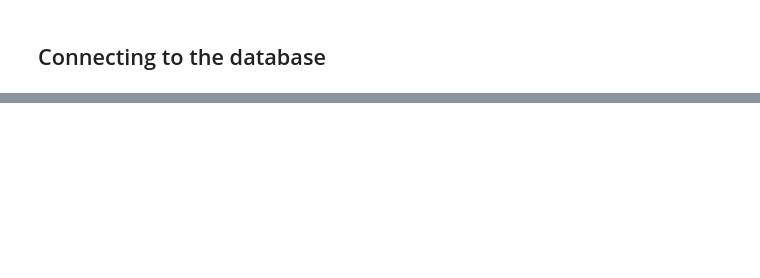
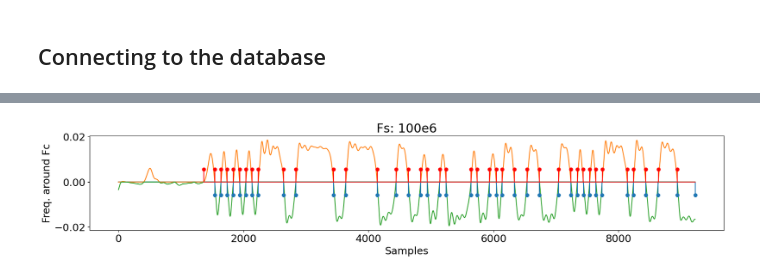
Before and after one commit to mkashani-phd/BLEWBAN_Dataset, a Jupyter notebook: Examples/Bayesian_neural_network.ipynb, the cells around one changed output, grey strips where cells are left out. Cells and saved outputs as stored; diff of their text form; code cells hidden in the pictures; blank space fills up the shorter version.

Commit message:
added the bitFinder

```diff
--- a/Examples/Bayesian_neural_network.ipynb
+++ b/Examples/Bayesian_neural_network.ipynb
@@ -101,0 +59,84 @@ X.head()
+# %%
+iq = IQ.IQ(Fc=2439810000,Fs=100e6)
+plt.rcParams.update({'font.size': 18})
+
+from itertools import groupby
+from operator import itemgetter
+class bitFinder:
+
+    def keepPositive(self, samples):
+        sam = samples.copy()
+        sam[sam<0] = 0
+        return sam
+    def keepNegative(self, samples):
+        sam = samples.copy()
+        sam[sam>0] = 0
+        return sam
+
+    def nonZeroGrouper(self, samples,farmeBiggerThan = 82, frameSmallerThan = 1000 ,Fs = 100e6):
+        test_list = np.nonzero(samples)
+        framesIndex = []
+        for k, g in groupby(enumerate(test_list[0]), lambda ix: ix[0]-ix[1]):
+            temp = list(map(itemgetter(1), g))
+            if len(temp)< farmeBiggerThan*Fs/100e6 or len(temp)> frameSmallerThan*Fs/100e6:
+                continue
+            if temp[0] > Fs/100e3: # no bits befor 1000 samples at 100e6 sample rate
+                framesIndex.append([temp[0],temp[-1]])
+        return np.array(framesIndex)
+
+    def bitPlotter(self, frame,Fs = 100e6, title = '', xlabel = 'Samples', ylabel = 'Freq. around Fc'):
+        plt.figure(figsize=(20,3), dpi=100)
+
+        X_positive = self.keepPositive(frame)
+        X_negative = self.keepNegative(frame)
+        plt.plot(np.zeros(max(len(X_positive),len(X_negative))))
+        plt.plot(X_positive)
+        plt.plot(X_negative)
+
+        pIndx = self.nonZeroGrouper(X_positive, Fs=Fs)
+        nIndx = self.nonZeroGrouper(X_negative, Fs=Fs)
+        plt.stem(pIndx.flatten(), [.3*np.max(X_positive)]*len(pIndx.flatten()) ,'r')
+        plt.stem(nIndx.flatten(), [.3*np.min(X_negative)]*len(nIndx.flatten()))
+        plt.title(title)
+        plt.xlabel(xlabel)
+        plt.ylabel(ylabel)
+        plt.show()
+        plt.close()
+
+    def bitFinder(self, sample, Fs= 100e6):
+        X_positive = self.keepPositive(sample)
+        X_negative = self.keepNegative(sample)
+        pIndx = self.nonZeroGrouper(X_positive, Fs=Fs)
+        nIndx = self.nonZeroGrouper(X_negative, Fs=Fs)
+        pIndx = [{'bit': sample[x[0]:x[1]], 'indxBegining': x[0], 'indxEnd': x[0],'len': x[1] - x[0], 'slope':'positive'} for x in pIndx]
+        nIndx = [{'bit': sample[x[0]:x[1]], 'indxBegining': x[0], 'indxEnd': x[0], 'len': x[1] - x[0], 'slope':'negative'} for x in nIndx]
+        return pIndx + nIndx
+
+
+bitPlot = bitFinder()
+
+methods={
+    iq.gradient:{},
+    iq.unwrapPhase:{},
+    iq.phase:{},
+    iq.butter:{},
+    iq.demodulate:{},
+}
+yy = iq.apply(methods=methods, frame = X[0:1])
+
+bitPlot.bitPlotter(yy[0], title='Fs: 100e6')
+xx = bitPlot.bitFinder(yy[0], Fs=100e6)
+
+methods={
+    iq.gradient:{},
+    iq.unwrapPhase:{},
+    iq.phase:{},
+    iq.butter:{'Fs': 20e6},
+    iq.downSample:{'downSampleRate':5},
+    iq.demodulate:{},
+}
+yy = iq.apply(methods=methods, frame = X[0:1])
+
+bitPlot.bitPlotter(yy[0], title='Fs: 20e6',Fs=20e6)
+xx1 = bitPlot.bitFinder(yy[0], Fs=20e6)
+# %% [output]
@@ -101,0 +145 @@ X.head()
+[figure, added]
```
Also changed, not shown: parts of 5 cells of this notebook, 1 other file.
